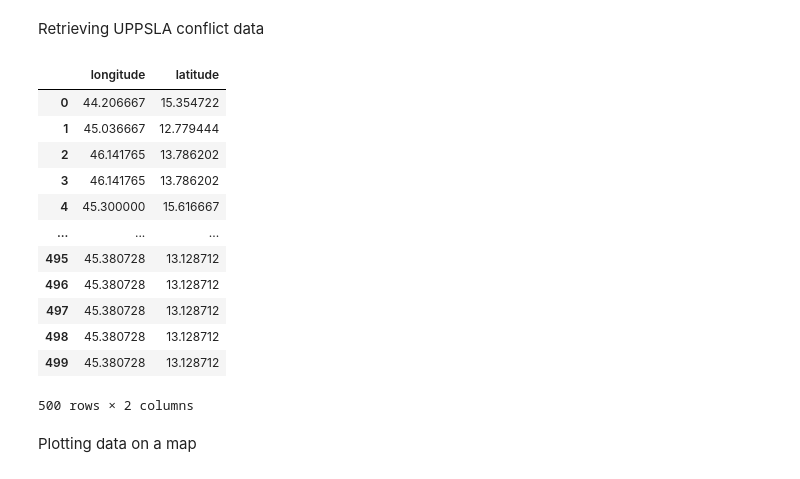
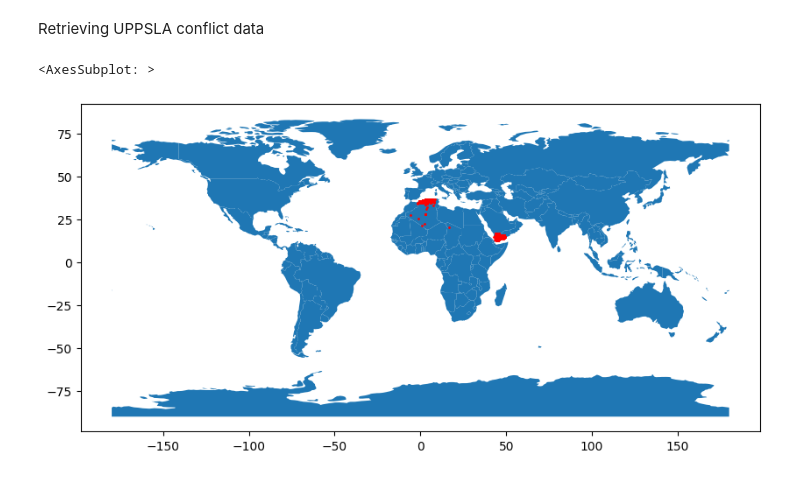
Before and after one commit to fourthqua/Gaussian-process, a Jupyter notebook: Kriging.ipynb, the cells around one changed output. Cells and saved outputs as stored; diff of their text form; code cells hidden in the pictures.

```diff
--- a/Kriging.ipynb
+++ b/Kriging.ipynb
@@ -17,25 +17,24 @@ path_to_file = directory+file_name
 
 df_UPPSLA_geo= pd.read_csv(path_to_file, encoding="latin1")
 # %%
-limit_rows_for_now = 100000
+limit_rows_for_now = 1000
 df_UPPSLA_geo = df_UPPSLA_geo.head(limit_rows_for_now)
 lat = df_UPPSLA_geo["latitude"]
 lon = df_UPPSLA_geo["longitude"]
 z = df_UPPSLA_geo["high"]
 
 map_df = pd.DataFrame([lon, lat]).transpose()
-# %% [output]
-|  | longitude | latitude |
-| 0 | 44.206667 | 15.354722 |
-| 1 | 45.036667 | 12.779444 |
-| 2 | 46.141765 | 13.786202 |
-| 3 | 46.141765 | 13.786202 |
-| 4 | 45.300000 | 15.616667 |
-| ... | ... | ... |
-| 495 | 45.380728 | 13.128712 |
-| 496 | 45.380728 | 13.128712 |
-| 497 | 45.380728 | 13.128712 |
-| 498 | 45.380728 | 13.128712 |
-| 499 | 45.380728 | 13.128712 |
-500 rows × 2 columns
+# %%
+# Plotting data to a map
+
+geometry = [Point(xy) for xy in zip(lon, lat)]
+
+gdf = GeoDataFrame(map_df, geometry=geometry)
+
+#this is a simple map that goes with geopandas
+world = gpd.read_file(gpd.datasets.get_path('naturalearth_lowres'))
+gdf.plot(ax=world.plot(figsize=(10, 6)), marker='o', color='red', markersize=1)
+# %% [output]
+<AxesSubplot: >
+[figure, added]
 # %%
@@ -78,5 +69,3 @@ OK = OrdinaryKriging(
 
 # Execute on grid:
 z2, ss2 = OK.execute("grid", grid_lon, grid_lat)
-# %% [markdown]
-Plotting data on a map
```
Also changed, not shown: parts of 3 cells of this notebook.
